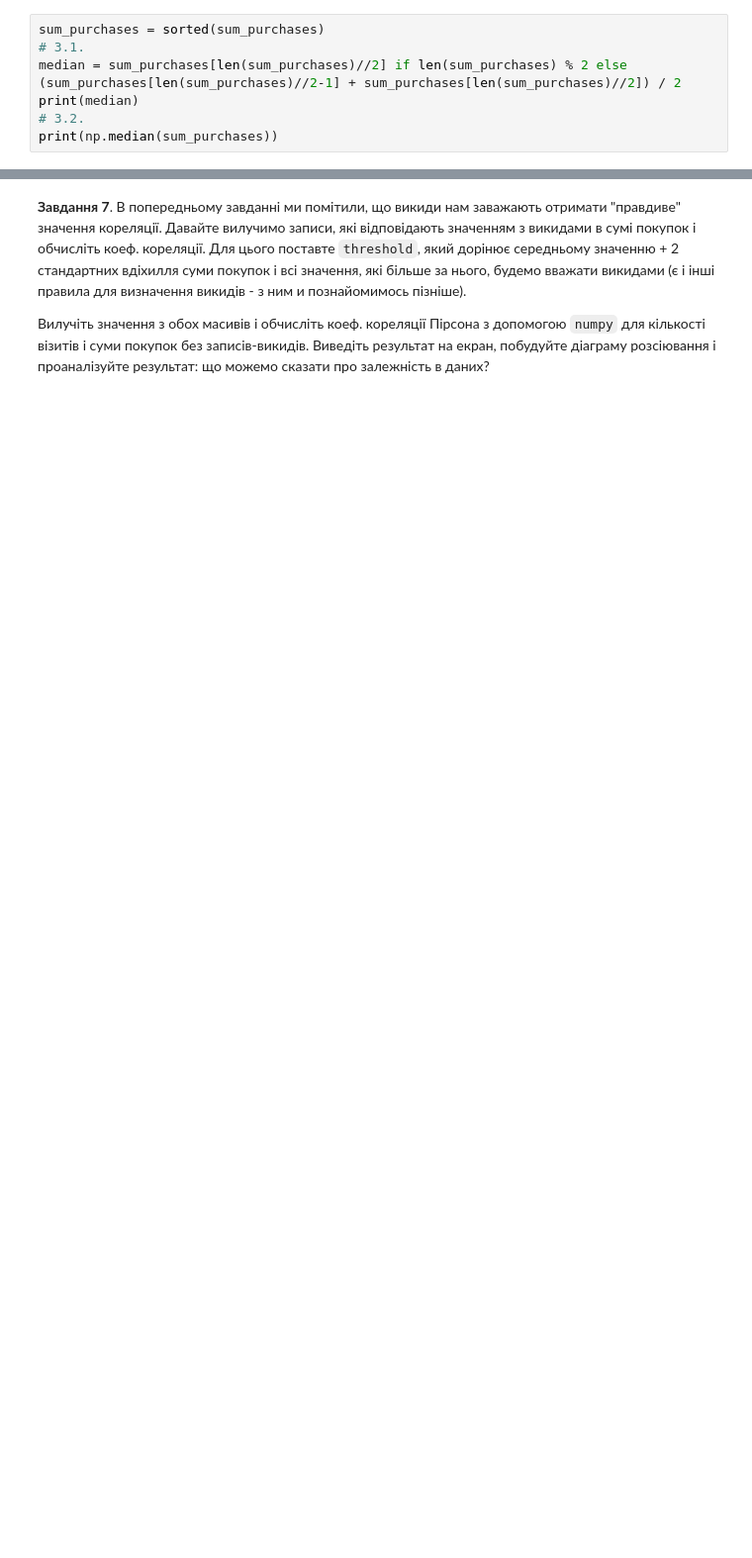
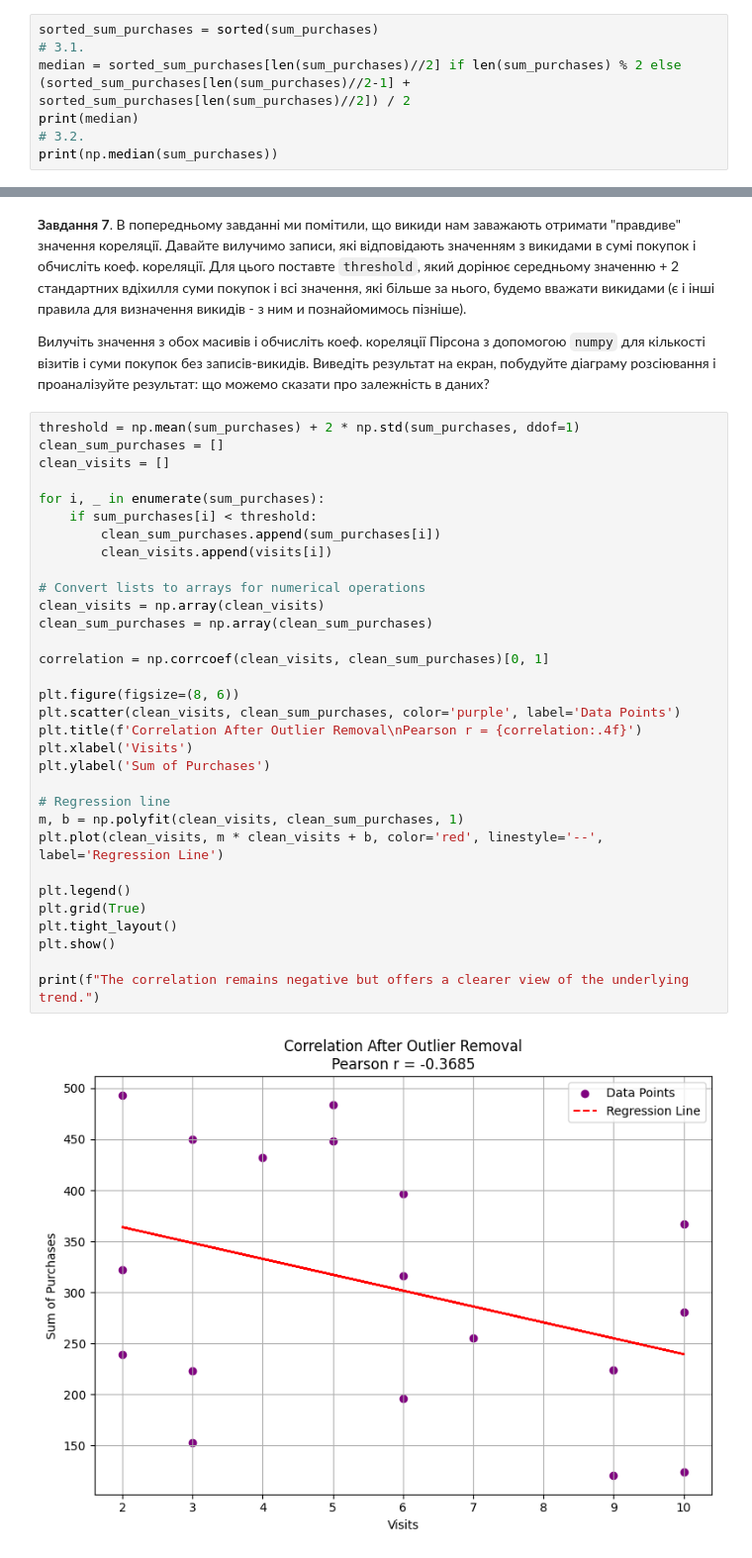
Before and after one commit to albertsunnyday/mlcourse, a Jupyter notebook: HW_1_1_Основи_статистики.ipynb, the cells around one changed output, grey strips where cells are left out. Shown: that part at 99% size. Saved outputs shown, nothing was run; the diff lists cells and outputs as text; blank space fills up the shorter version.

Commit message:
[1.1] finished. Separated the sorted sum_purchases variable usage. Time: 60min

```diff
--- a/HW_1_1_Основи_статистики.ipynb
+++ b/HW_1_1_Основи_статистики.ipynb
@@ -38,9 +38,9 @@ print(np.mean(sum_purchases)) # 2.2.
 
 Виведіть результат обчислень в кожному з випадків на екран. Порівняйте результати зі значенням вибіркового середнього. Напишіть коментар, для яких задач ви б використовували вибіркове середнє, а для яких - медіану?
 # %%
-sum_purchases = sorted(sum_purchases)
+sorted_sum_purchases = sorted(sum_purchases)
 # 3.1.
-median = sum_purchases[len(sum_purchases)//2] if len(sum_purchases) % 2 else (sum_purchases[len(sum_purchases)//2-1] + sum_purchases[len(sum_purchases)//2]) / 2
+median = sorted_sum_purchases[len(sum_purchases)//2] if len(sum_purchases) % 2 else (sorted_sum_purchases[len(sum_purchases)//2-1] + sorted_sum_purchases[len(sum_purchases)//2]) / 2
 print(median)
 # 3.2.
 print(np.median(sum_purchases))
@@ -129,3 +160,37 @@ plt.ylabel('Number of Visits');
 **Завдання 7**. В попередньому завданні ми помітили, що викиди нам заважають отримати "правдиве" значення кореляції. Давайте вилучимо записи, які відповідають значенням з викидами в сумі покупок і обчисліть коеф. кореляції. Для цього поставте `threshold`, який дорінює середньому значенню + 2 стандартних вдіхилля суми покупок і всі значення, які більше за нього, будемо вважати викидами (є і інші правила для визначення викидів - з ним и познайомимось пізніше).
 
 Вилучіть значення з обох масивів і обчисліть коеф. кореляції Пірсона з допомогою `numpy` для кількості візитів і суми покупок без записів-викидів. Виведіть результат на екран, побудуйте діаграму розсіювання і проаналізуйте результат: що можемо сказати про залежність в даних?
+# %%
+threshold = np.mean(sum_purchases) + 2 * np.std(sum_purchases, ddof=1)
+clean_sum_purchases = []
+clean_visits = []
+
+for i, _ in enumerate(sum_purchases):
+    if sum_purchases[i] < threshold:
+        clean_sum_purchases.append(sum_purchases[i])
+        clean_visits.append(visits[i])
+
+# Convert lists to arrays for numerical operations
+clean_visits = np.array(clean_visits)
+clean_sum_purchases = np.array(clean_sum_purchases)
+
+correlation = np.corrcoef(clean_visits, clean_sum_purchases)[0, 1]
+
+plt.figure(figsize=(8, 6))
+plt.scatter(clean_visits, clean_sum_purchases, color='purple', label='Data Points')
+plt.title(f'Correlation After Outlier Removal\nPearson r = {correlation:.4f}')
+plt.xlabel('Visits')
+plt.ylabel('Sum of Purchases')
+
+# Regression line
+m, b = np.polyfit(clean_visits, clean_sum_purchases, 1)
+plt.plot(clean_visits, m * clean_visits + b, color='red', linestyle='--', label='Regression Line')
+
+plt.legend()
+plt.grid(True)
+plt.tight_layout()
+plt.show()
+
+print(f"The correlation remains negative but offers a clearer view of the underlying trend.")
+# %% [output]
+[figure, added]
```
Also changed, not shown: parts of 2 cells of this notebook, 1 other file.
